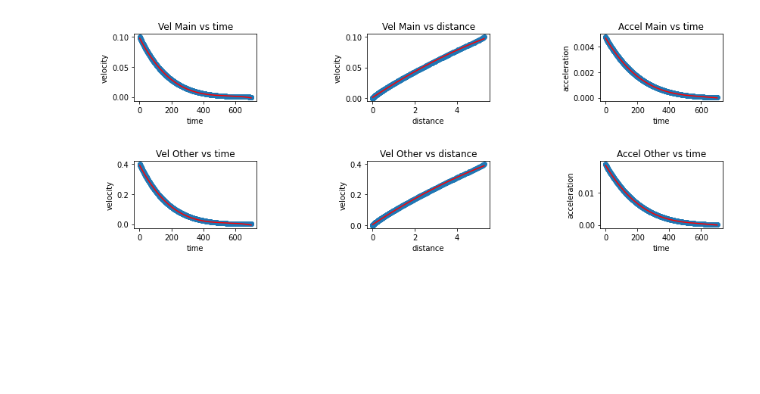
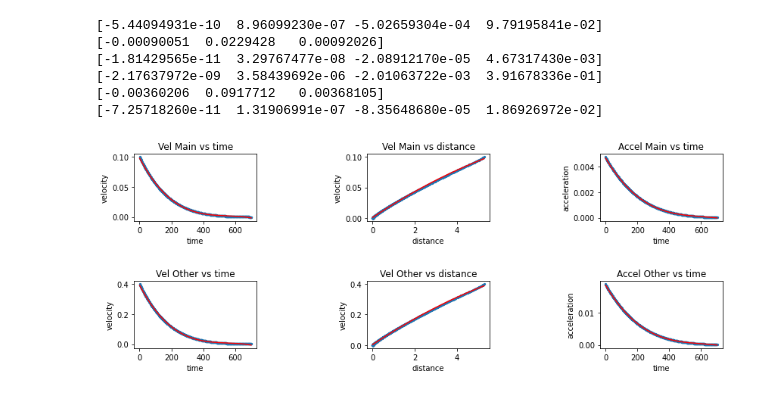
Before and after one commit to adimnaku/surfsimulation, a Jupyter notebook: DynamicReactive.ipynb, the cells around one changed output. Saved outputs shown, nothing was run; the diff lists cells and outputs as text; code cells hidden in the pictures; blank space fills up the shorter version.

```diff
--- a/DynamicReactive.ipynb
+++ b/DynamicReactive.ipynb
@@ -99,7 +99,7 @@ while dt < 700:
 
 trend_1 = np.polyfit(time, vel_main, 3)
 p1 = np.poly1d(trend_1)
-axis[0][0].scatter(time, vel_main)
+axis[0][0].scatter(time, vel_main, s=5)
 axis[0][0].set_title("Vel Main vs time")
 axis[0][0].set_xlabel("time")
 axis[0][0].set_ylabel("velocity")
@@ -107,7 +107,7 @@ axis[0][0].plot(time, p1(time), color="red")
 
 trend_2 = np.polyfit(dist, vel_main, 2)
 p2 = np.poly1d(trend_2)
-axis[0][1].scatter(dist, vel_main)
+axis[0][1].scatter(dist, vel_main, s=5)
 axis[0][1].set_title("Vel Main vs distance")
 axis[0][1].set_xlabel("distance")
 axis[0][1].set_ylabel("velocity")
@@ -115,38 +115,51 @@ axis[0][1].plot(dist, p2(dist), color="red")
 
 trend_3 = np.polyfit(time, accel_lst_main, 3)
 p3 = np.poly1d(trend_3)
-axis[0][2].scatter(time, accel_lst_main)
+axis[0][2].scatter(time, accel_lst_main, s=5)
 axis[0][2].set_title("Accel Main vs time")
 axis[0][2].set_xlabel("time")
 axis[0][2].set_ylabel("acceleration")
 axis[0][2].plot(time, p3(time), color="red")
 
 trend_4 = np.polyfit(time, vel_other, 3)
 p4 = np.poly1d(trend_4)
-axis[1][0].scatter(time, vel_other)
+axis[1][0].scatter(time, vel_other, s=5)
 axis[1][0].set_title("Vel Other vs time")
 axis[1][0].set_xlabel("time")
 axis[1][0].set_ylabel("velocity")
 axis[1][0].plot(time, p4(time), color="red")
 
 trend_5 = np.polyfit(dist, vel_other, 2)
 p5 = np.poly1d(trend_5)
-axis[1][1].scatter(dist, vel_other)
+axis[1][1].scatter(dist, vel_other, s=5)
 axis[1][1].set_title("Vel Other vs distance")
 axis[1][1].set_xlabel("distance")
 axis[1][1].set_ylabel("velocity")
 axis[1][1].plot(dist, p5(dist), color="red")
 
 trend_6 = np.polyfit(time, accel_lst_other, 3)
 p6 = np.poly1d(trend_6)
-axis[1][2].scatter(time, accel_lst_other)
+axis[1][2].scatter(time, accel_lst_other, s=5)
 axis[1][2].set_title("Accel Other vs time")
 axis[1][2].set_xlabel("time")
 axis[1][2].set_ylabel("acceleration")
 axis[1][2].plot(time, p6(time), color="red")
 
+print(trend_1)
+print(trend_2)
+print(trend_3)
+print(trend_4)
+print(trend_5)
+print(trend_6)
+
 plt.savefig("Dynamic_Reactive_Graphs/Dist_16_Main_Vel_0.1_Other_Vel_0.4.png")
 
 plt.show()
 # %% [output]
+[-5.44094931e-10  8.96099230e-07 -5.02659304e-04  9.79195841e-02]
+[-0.00090051  0.0229428   0.00092026]
+[-1.81429565e-11  3.29767477e-08 -2.08912170e-05  4.67317430e-03]
+[-2.17637972e-09  3.58439692e-06 -2.01063722e-03  3.91678336e-01]
+[-0.00360206  0.0917712   0.00368105]
+[-7.25718260e-11  1.31906991e-07 -8.35648680e-05  1.86926972e-02]
-[figure, old version]
+[figure, new version]
```
Also changed, not shown: 3 other files.
